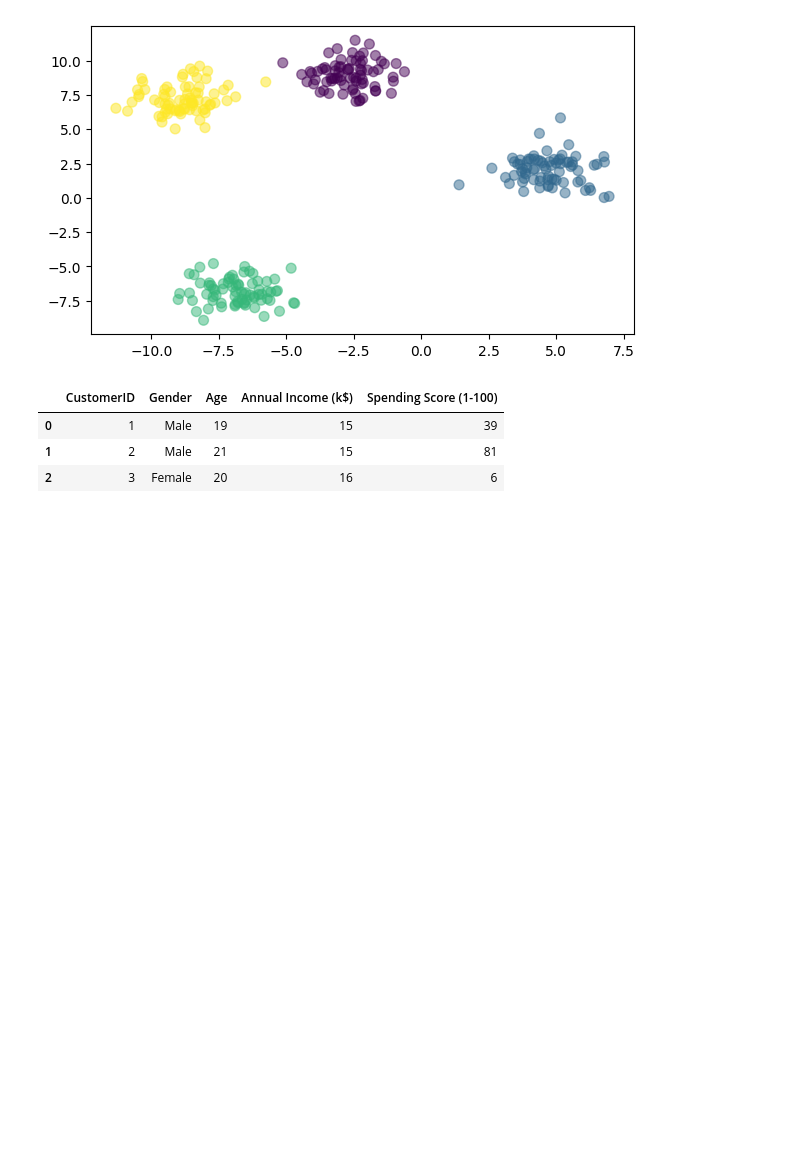
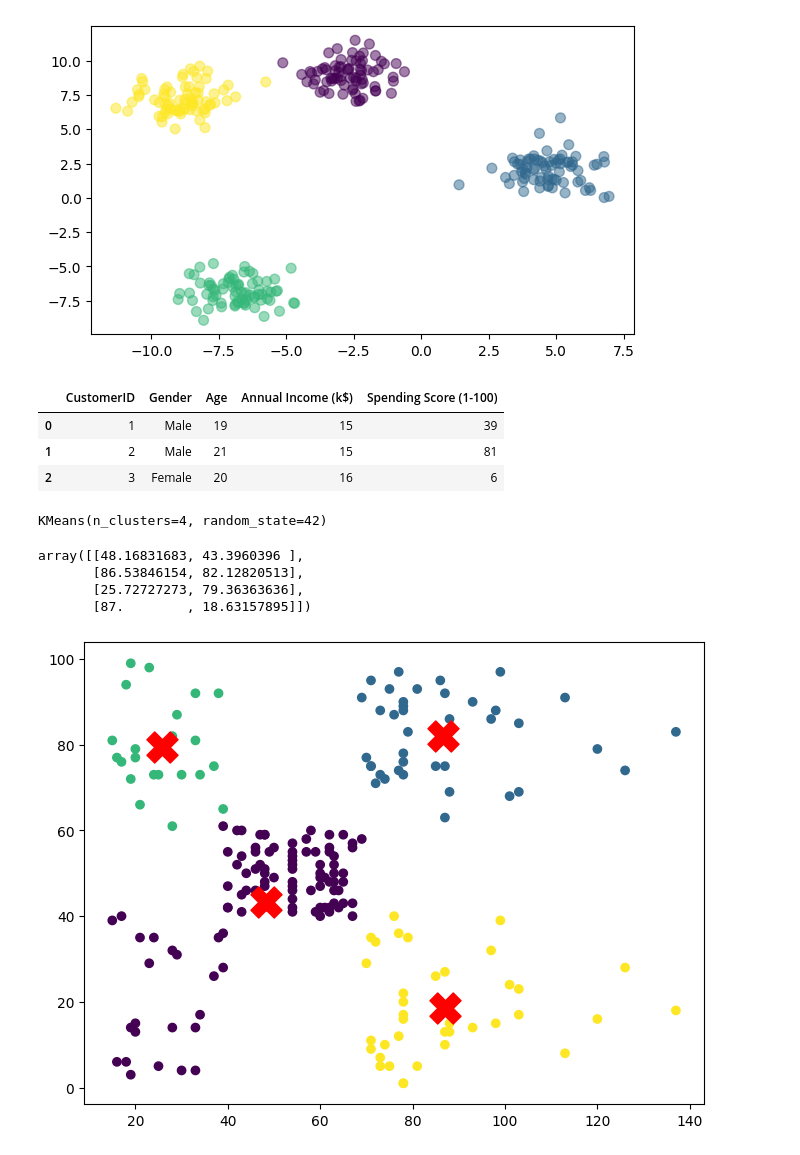
Before and after one commit to halitkalayci/acunmedya-akademi-python-b-conda, a Jupyter notebook: kmeans/kmeans.ipynb, the cells around one changed output. Drawn from its saved outputs; the diff is of its cells as text; code cells hidden in the pictures; blank space fills up the shorter version.

```diff
--- a/kmeans/kmeans.ipynb
+++ b/kmeans/kmeans.ipynb
@@ -24,3 +24,5 @@ df.head(3)
 | 0 | 1 | Male | 19 | 15 | 39 |
 | 1 | 2 | Male | 21 | 15 | 81 |
 | 2 | 3 | Female | 20 | 16 | 6 |
+# %%
+X = df[ [ "Annual Income (k$)", "Spending Score (1-100)"] ].values #df->arraye çevir
@@ -26,0 +36,21 @@ df.head(3)
+# %%
+model = KMeans(n_clusters=4, random_state=42)
+model.fit(X)
+# %% [output]
+KMeans(n_clusters=4, random_state=42)
+# %%
+model.cluster_centers_
+# %% [output]
+array([[48.16831683, 43.3960396 ],
+       [86.53846154, 82.12820513],
+       [25.72727273, 79.36363636],
+       [87.        , 18.63157895]])
+# %%
+y = model.predict(X)
+# %%
+plt.figure(figsize=(8,6))
+plt.scatter(X[:,0],X[:,1], c=y)
+plt.scatter(model.cluster_centers_[:,0], model.cluster_centers_[:,1], c="red",s=500, marker="X")
+plt.show()
+# %% [output]
+[figure, added]
```
Also changed, not shown: parts of 3 cells of this notebook.
